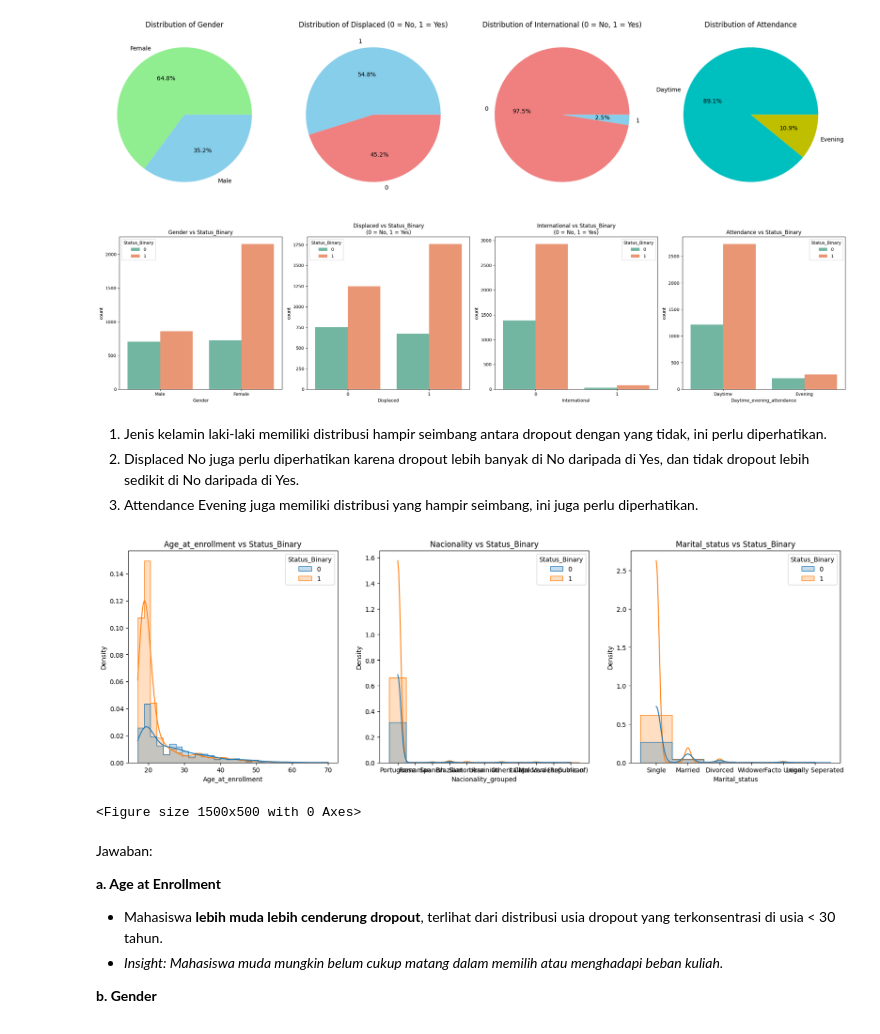
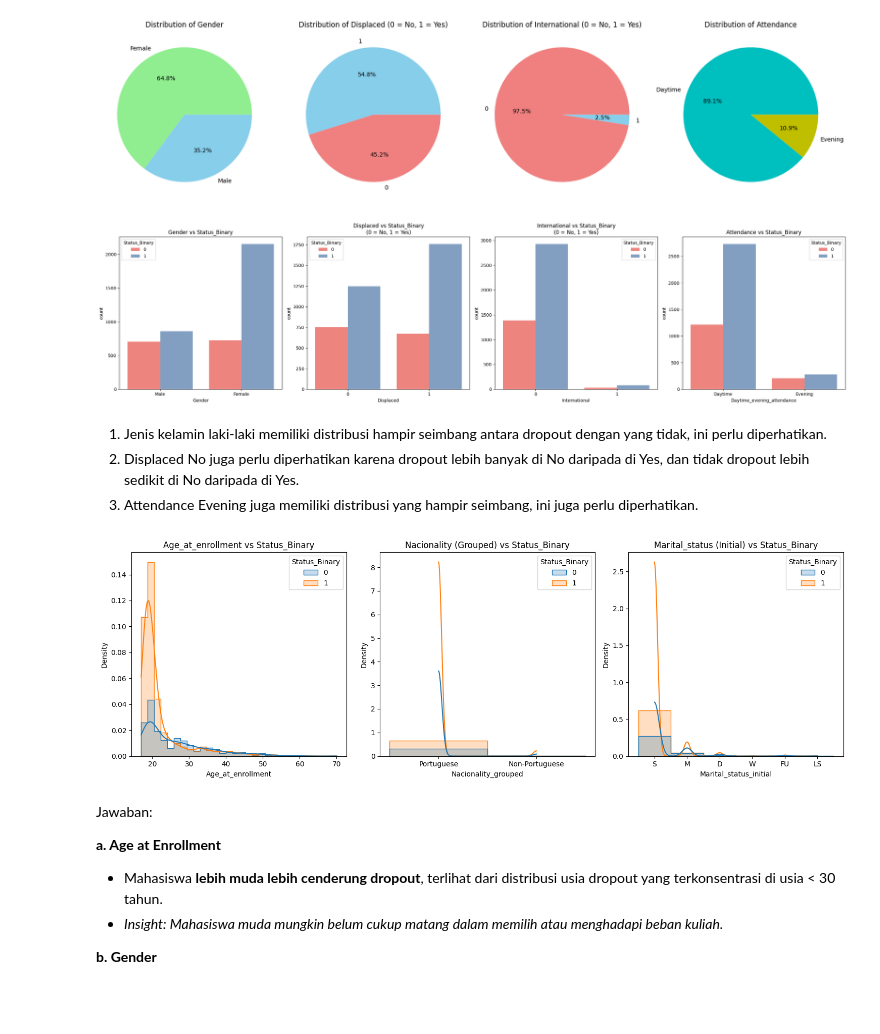
Before and after one commit to MeakhelG/Proyek-Permasalahan-Institusi-Pendidikan, a Jupyter notebook: notebook.ipynb, the cells around one changed output. Drawn from its saved outputs; the diff is of its cells as text; code cells hidden in the pictures; blank space fills up the shorter version.

```diff
--- a/notebook.ipynb
+++ b/notebook.ipynb
@@ -613,59 +613,66 @@ plt.show()
 # %%
 fig, axs = plt.subplots(1, 4, figsize=(24, 6))
 
 # Gender vs Status_Binary
-sns.countplot(data=clean_df, x='Gender', hue='Status_Binary', ax=axs[0], palette="Set2")
+sns.countplot(data=clean_df, x='Gender', hue='Status_Binary', ax=axs[0], palette={0: '#FF746C', 1: '#779ECB'})
 axs[0].set_title('Gender vs Status_Binary')
 
 # Displaced vs Status_Binary
-sns.countplot(data=clean_df, x='Displaced', hue='Status_Binary', ax=axs[1], palette="Set2")
+sns.countplot(data=clean_df, x='Displaced', hue='Status_Binary', ax=axs[1], palette={0: '#FF746C', 1: '#779ECB'})
 axs[1].set_title('Displaced vs Status_Binary\n(0 = No, 1 = Yes)')
 
 # International vs Status_Binary
-sns.countplot(data=clean_df, x='International', hue='Status_Binary', ax=axs[2], palette="Set2")
+sns.countplot(data=clean_df, x='International', hue='Status_Binary', ax=axs[2], palette={0: '#FF746C', 1: '#779ECB'})
 axs[2].set_title('International vs Status_Binary\n(0 = No, 1 = Yes)')
 
 # Daytime_evening_attendance vs Status_Binary
-sns.countplot(data=clean_df, x='Daytime_evening_attendance', hue='Status_Binary', ax=axs[3], palette="Set2")
+sns.countplot(data=clean_df, x='Daytime_evening_attendance', hue='Status_Binary', ax=axs[3], palette={0: '#FF746C', 1: '#779ECB'})
 axs[3].set_title('Attendance vs Status_Binary')
 
 # Layout adjustment
 plt.tight_layout()
 plt.show()
 # %% [output]
-[figure, old version]
+[figure, new version]
 # %% [markdown]
 1. Jenis kelamin laki-laki memiliki distribusi hampir seimbang antara dropout dengan yang tidak, ini perlu diperhatikan.
 2. Displaced No juga perlu diperhatikan karena dropout lebih banyak di No daripada di Yes, dan tidak dropout lebih sedikit di No daripada di Yes.
 3. Attendance Evening juga memiliki distribusi yang hampir seimbang, ini juga perlu diperhatikan.
 # %%
+# Membuat kolom baru untuk nationality: Portuguese vs Non-Portuguese
+clean_df['Nacionality_grouped'] = clean_df['Nacionality'].apply(lambda x: 'Portuguese' if x == 'Portuguese' else 'Non-Portuguese')
+
+# Membuat kolom baru untuk marital status dengan inisial
+marital_map = {
+    'Single': 'S',
+    'Married': 'M',
+    'Divorced': 'D',
+    'Facto Union': 'FU',
+    'Legally Seperated': 'LS',
+    'Widower': 'W'
+}
+clean_df['Marital_status_initial'] = clean_df['Marital_status'].map(marital_map).fillna(clean_df['Marital_status'])
+
 # Membuat plot combo chart bar chart (histogram) + density (KDE)
-fig, axs = plt.subplots(1, 3, figsize=(20, 6))
-
-# Box plots to compare distributions
-plt.figure(figsize=(15, 5))
+fig, axs = plt.subplots(1, 3, figsize=(15, 5))
 
 # Age_at_enrollment vs Status_Binary
 sns.histplot(data=clean_df, x='Age_at_enrollment', hue='Status_Binary', element='step', stat='density', kde=True, bins=30, ax=axs[0])
 axs[0].set_title('Age_at_enrollment vs Status_Binary')
 
-# Nacionality vs Status_Binary (Top 10 + Others)
-top_nationalities = clean_df['Nacionality'].value_counts().nlargest(10).index
-clean_df['Nacionality_grouped'] = clean_df['Nacionality'].apply(lambda x: x if x in top_nationalities else 'Others')
+# Nacionality grouped (Portuguese vs Non-Portuguese)
+sns.histplot(data=clean_df, x='Nacionality_grouped', hue='Status_Binary', element='step', stat='density', kde=True, bins=10, ax=axs[1])
+axs[1].set_title('Nacionality (Grouped) vs Status_Binary')
 
-sns.histplot(data=clean_df, x='Nacionality_grouped', hue='Status_Binary', element='step', stat='density', kde=True, bins=30, ax=axs[1])
-axs[1].set_title('Nacionality vs Status_Binary')
-
-# Marital_status vs Status_Binary
-sns.histplot(data=clean_df, x='Marital_status', hue='Status_Binary', element='step', stat='density', kde=True, bins=30, ax=axs[2])
-axs[2].set_title('Marital_status vs Status_Binary')
+# Marital_status initial
+sns.histplot(data=clean_df, x='Marital_status_initial', hue='Status_Binary', element='step', stat='density', kde=True, bins=10, ax=axs[2])
+axs[2].set_title('Marital_status (Initial) vs Status_Binary')
 
 # Layout adjustment
 plt.tight_layout()
 plt.show()
 # %% [output]
-[figure, old version]
+[figure, new version]
-<Figure size 1500x500 with 0 Axes>
 # %% [markdown]
 Jawaban:
 
```
Also changed, not shown: parts of 18 cells of this notebook.
